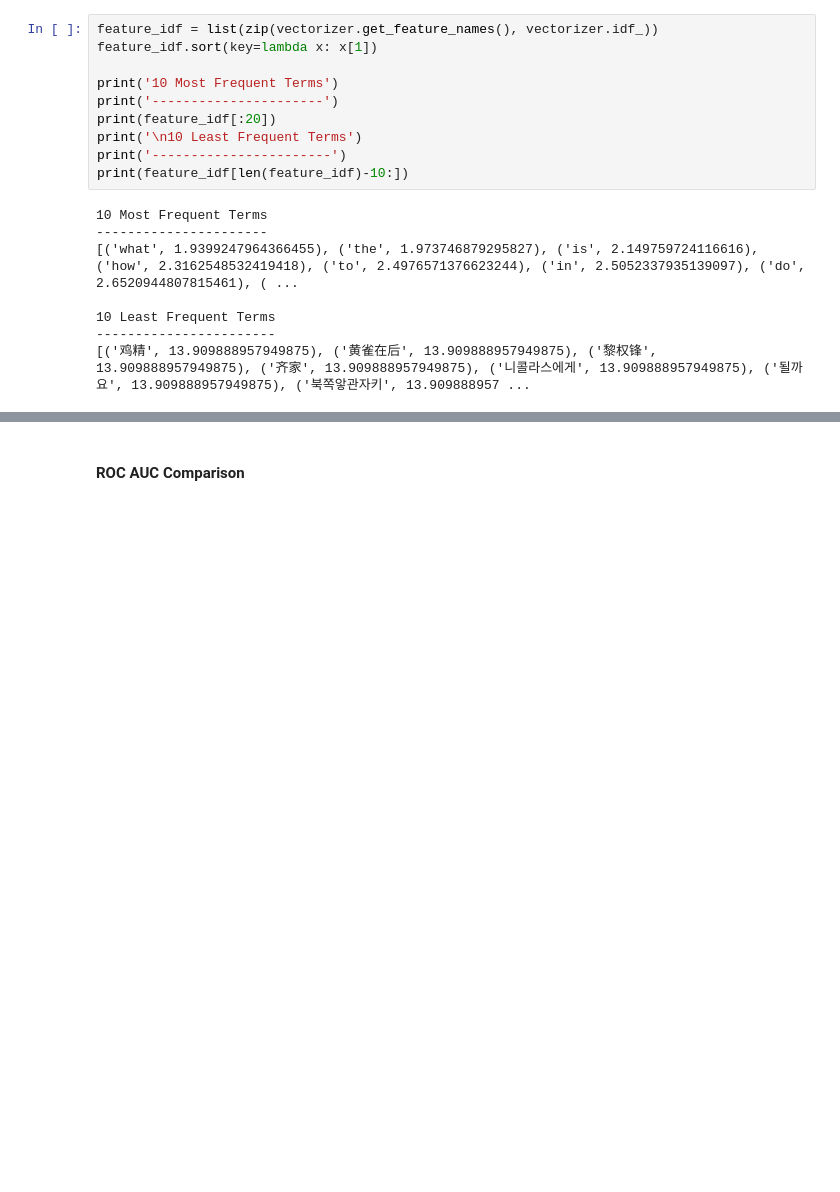
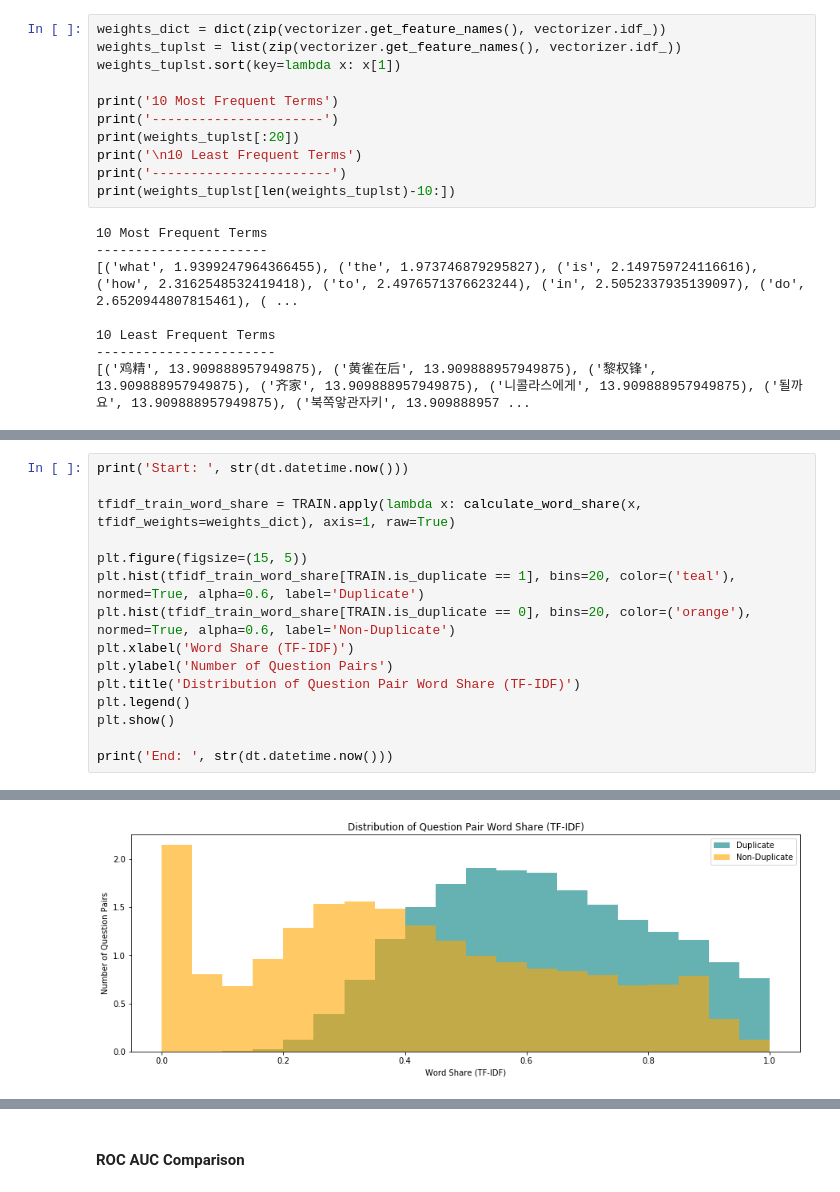
Before and after one commit to camronkhan/quora_question_pairs, a Jupyter notebook: quora_question_pairs.ipynb, the cells around one changed output, grey strips where cells are left out. Saved outputs shown, nothing was run; the diff lists cells and outputs as text; blank space fills up the shorter version.

```diff
--- a/quora_question_pairs.ipynb
+++ b/quora_question_pairs.ipynb
@@ -365,15 +392,16 @@ plt.show()
 vectorizer = TfidfVectorizer()
 TDX = vectorizer.fit_transform(TRAIN.question1.append(TRAIN.question2).fillna(''))
 # %%
-feature_idf = list(zip(vectorizer.get_feature_names(), vectorizer.idf_))
-feature_idf.sort(key=lambda x: x[1])
+weights_dict = dict(zip(vectorizer.get_feature_names(), vectorizer.idf_))
+weights_tuplst = list(zip(vectorizer.get_feature_names(), vectorizer.idf_))
+weights_tuplst.sort(key=lambda x: x[1])
 
 print('10 Most Frequent Terms')
 print('----------------------')
-print(feature_idf[:20])
+print(weights_tuplst[:20])
 print('\n10 Least Frequent Terms')
 print('-----------------------')
-print(feature_idf[len(feature_idf)-10:])
+print(weights_tuplst[len(weights_tuplst)-10:])
 # %% [output]
 10 Most Frequent Terms
 ----------------------
@@ -408,0 +430,16 @@ tfidf_train_word_match = TRAIN.apply(lambda x: calculate_tfidf_word_share(x, tfi
+# %%
+print('Start: ', str(dt.datetime.now()))
+
+tfidf_train_word_share = TRAIN.apply(lambda x: calculate_word_share(x, tfidf_weights=weights_dict), axis=1, raw=True)
+
+plt.figure(figsize=(15, 5))
+plt.hist(tfidf_train_word_share[TRAIN.is_duplicate == 1], bins=20, color=('teal'), normed=True, alpha=0.6, label='Duplicate')
+plt.hist(tfidf_train_word_share[TRAIN.is_duplicate == 0], bins=20, color=('orange'), normed=True, alpha=0.6, label='Non-Duplicate')
+plt.xlabel('Word Share (TF-IDF)')
+plt.ylabel('Number of Question Pairs')
+plt.title('Distribution of Question Pair Word Share (TF-IDF)')
+plt.legend()
+plt.show()
+
+print('End: ', str(dt.datetime.now()))
+# %% [output]
@@ -408,0 +447 @@ tfidf_train_word_match = TRAIN.apply(lambda x: calculate_tfidf_word_share(x, tfi
+[figure, added]
```
Also changed, not shown: parts of 16 cells of this notebook, 1 other file.
